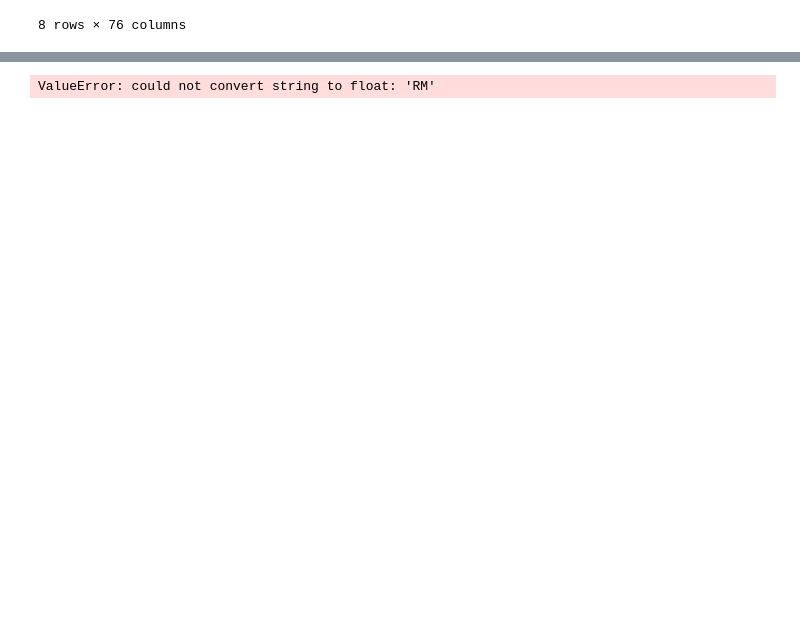
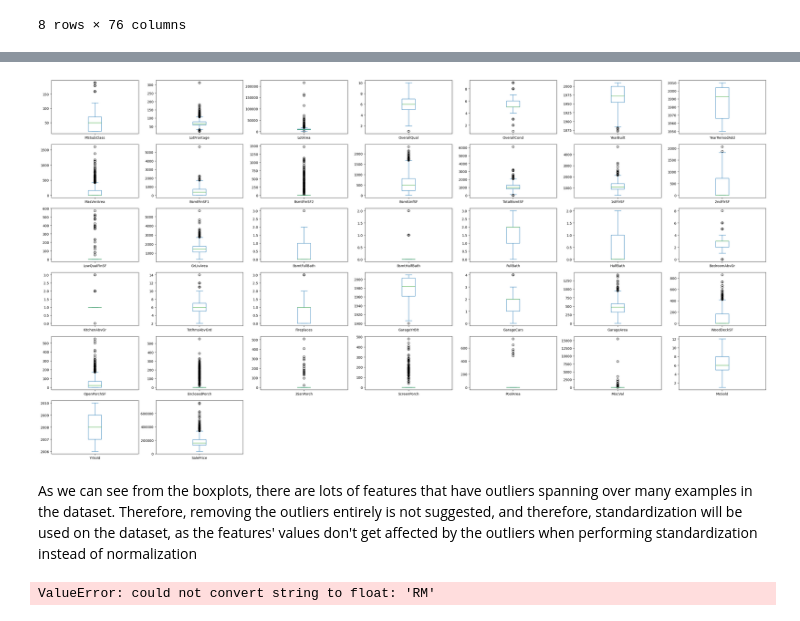
Before and after one commit to OdyAsh/ml-problems, a Jupyter notebook: Assignment 1/All Group Members/Regression.ipynb, the cells around one changed output, grey strips where cells are left out. Saved outputs shown, nothing was run; the diff lists cells and outputs as text; code cells hidden in the pictures; blank space fills up the shorter version.

```diff
--- a/Assignment 1/All Group Members/Regression.ipynb
+++ b/Assignment 1/All Group Members/Regression.ipynb
@@ -402,3 +428,15 @@ df.describe()
+# %%
+column_names = dfwoPrevObjs.columns.tolist()
+fig, axs = plt.subplots(1, len(column_names), figsize=(38, 20))
+for i in range(len(column_names)):
+    col = column_names[i]
+    plt.subplot(6, 7, i+1)
+    dfwoPrevObjs[col].plot(kind='box')
+plt.show()
+# %% [output]
+[figure, added]
+# %% [markdown]
+As we can see from the boxplots, there are lots of features that have outliers spanning over many examples in the dataset. Therefore, removing the outliers entirely is not suggested, and therefore, standardization will be used on the dataset, as the features' values don't get affected by the outliers when performing standardization instead of normalization
 # %%
 X = df.iloc[:,0:-1]
 y = pd.DataFrame(data=df['SalePrice'])
```
Also changed, not shown: parts of 5 cells of this notebook.
